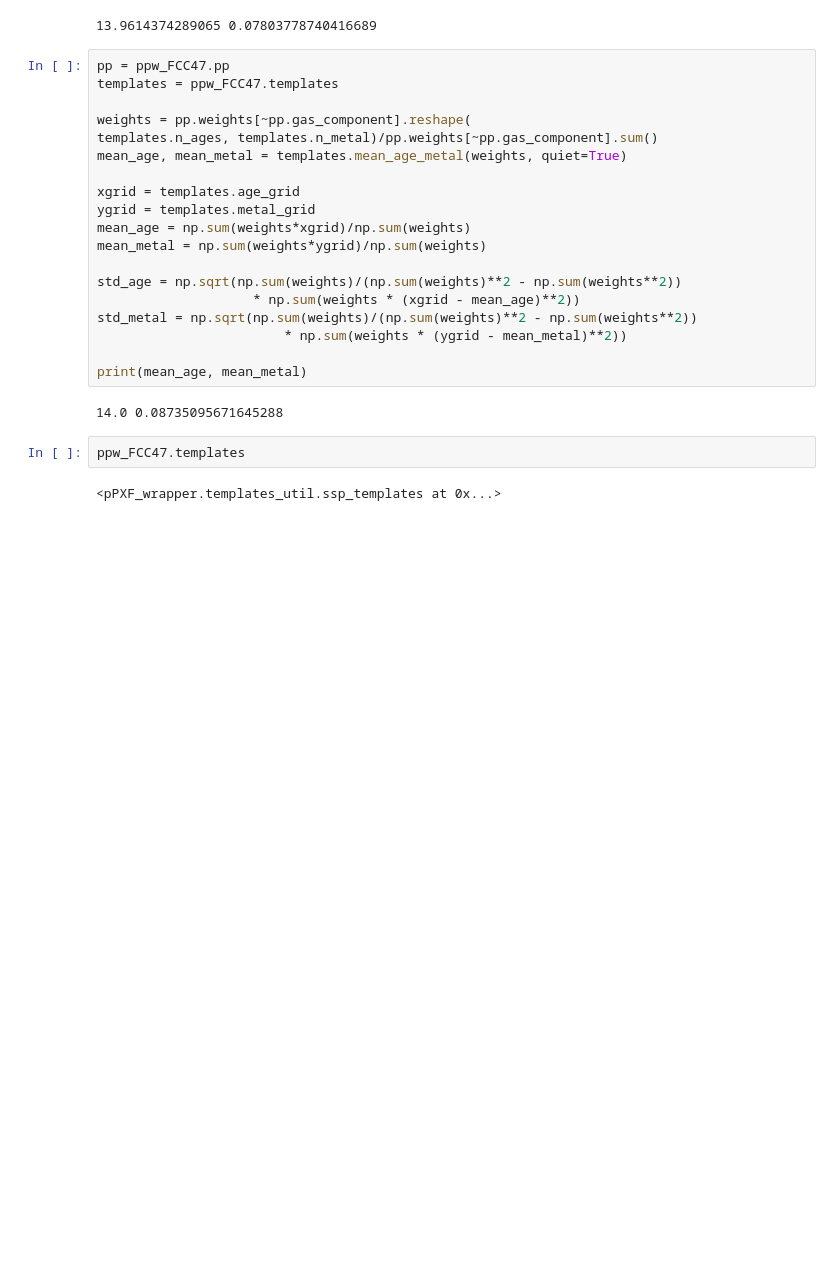
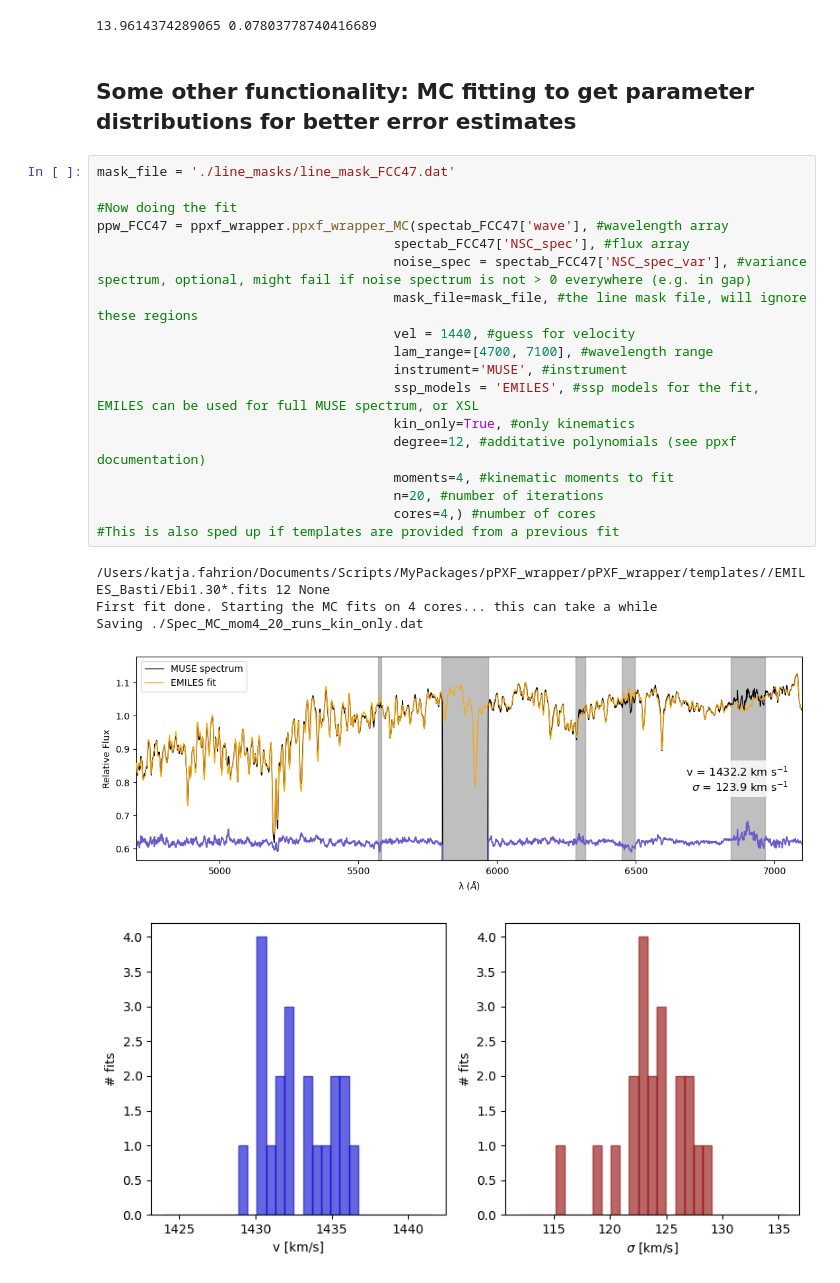
Before and after one commit to KatjaFahrion/pPXF_wrapper, a Jupyter notebook: pPXF_wrapper/examples/Fitting_MUSE_spectra_with_ppxf_wrapper.ipynb, the cells around one changed output. Saved outputs shown, nothing was run; the diff lists cells and outputs as text; blank space fills up the shorter version.

```diff
--- a/pPXF_wrapper/examples/Fitting_MUSE_spectra_with_ppxf_wrapper.ipynb
+++ b/pPXF_wrapper/examples/Fitting_MUSE_spectra_with_ppxf_wrapper.ipynb
@@ -138,28 +142,29 @@ metal = ppw_FCC47_pop.metal
 print(age, metal)
 # %% [output]
 13.9614374289065 0.07803778740416689
-# %%
-pp = ppw_FCC47.pp
-templates = ppw_FCC47.templates
-
-weights = pp.weights[~pp.gas_component].reshape(
-templates.n_ages, templates.n_metal)/pp.weights[~pp.gas_component].sum()
-mean_age, mean_metal = templates.mean_age_metal(weights, quiet=True)
-
-xgrid = templates.age_grid
-ygrid = templates.metal_grid
-mean_age = np.sum(weights*xgrid)/np.sum(weights)
-mean_metal = np.sum(weights*ygrid)/np.sum(weights)
-
-std_age = np.sqrt(np.sum(weights)/(np.sum(weights)**2 - np.sum(weights**2))
-                    * np.sum(weights * (xgrid - mean_age)**2))
-std_metal = np.sqrt(np.sum(weights)/(np.sum(weights)**2 - np.sum(weights**2))
-                        * np.sum(weights * (ygrid - mean_metal)**2))
-
-print(mean_age, mean_metal)
-# %% [output]
-14.0 0.08735095671645288
-# %%
-ppw_FCC47.templates
-# %% [output]
-<pPXF_wrapper.templates_util.ssp_templates at 0x...>
+# %% [markdown]
+## Some other functionality: MC fitting to get parameter distributions for better error estimates
+# %%
+mask_file = './line_masks/line_mask_FCC47.dat'
+
+#Now doing the fit
+ppw_FCC47 = ppxf_wrapper.ppxf_wrapper_MC(spectab_FCC47['wave'], #wavelength array
+                                      spectab_FCC47['NSC_spec'], #flux array
+                                      noise_spec = spectab_FCC47['NSC_spec_var'], #variance spectrum, optional, might fail if noise spectrum is not > 0 everywhere (e.g. in gap)
+                                      mask_file=mask_file, #the line mask file, will ignore these regions
+                                      vel = 1440, #guess for velocity
+                                      lam_range=[4700, 7100], #wavelength range
+                                      instrument='MUSE', #instrument
+                                      ssp_models = 'EMILES', #ssp models for the fit, EMILES can be used for full MUSE spectrum, or XSL
+                                      kin_only=True, #only kinematics
+                                      degree=12, #additative polynomials (see ppxf documentation)
+                                      moments=4, #kinematic moments to fit
+                                      n=20, #number of iterations
+                                      cores=4,) #number of cores
+#This is also sped up if templates are provided from a previous fit
+# %% [output]
+/Users/katja.fahrion/Documents/Scripts/MyPackages/pPXF_wrapper/pPXF_wrapper/templates//EMILES_Basti/Ebi1.30*.fits 12 None
+First fit done. Starting the MC fits on 4 cores... this can take a while
+Saving ./Spec_MC_mom4_20_runs_kin_only.dat
+[figure, added]
+[figure, added]
```
Also changed, not shown: parts of 4 cells of this notebook.
